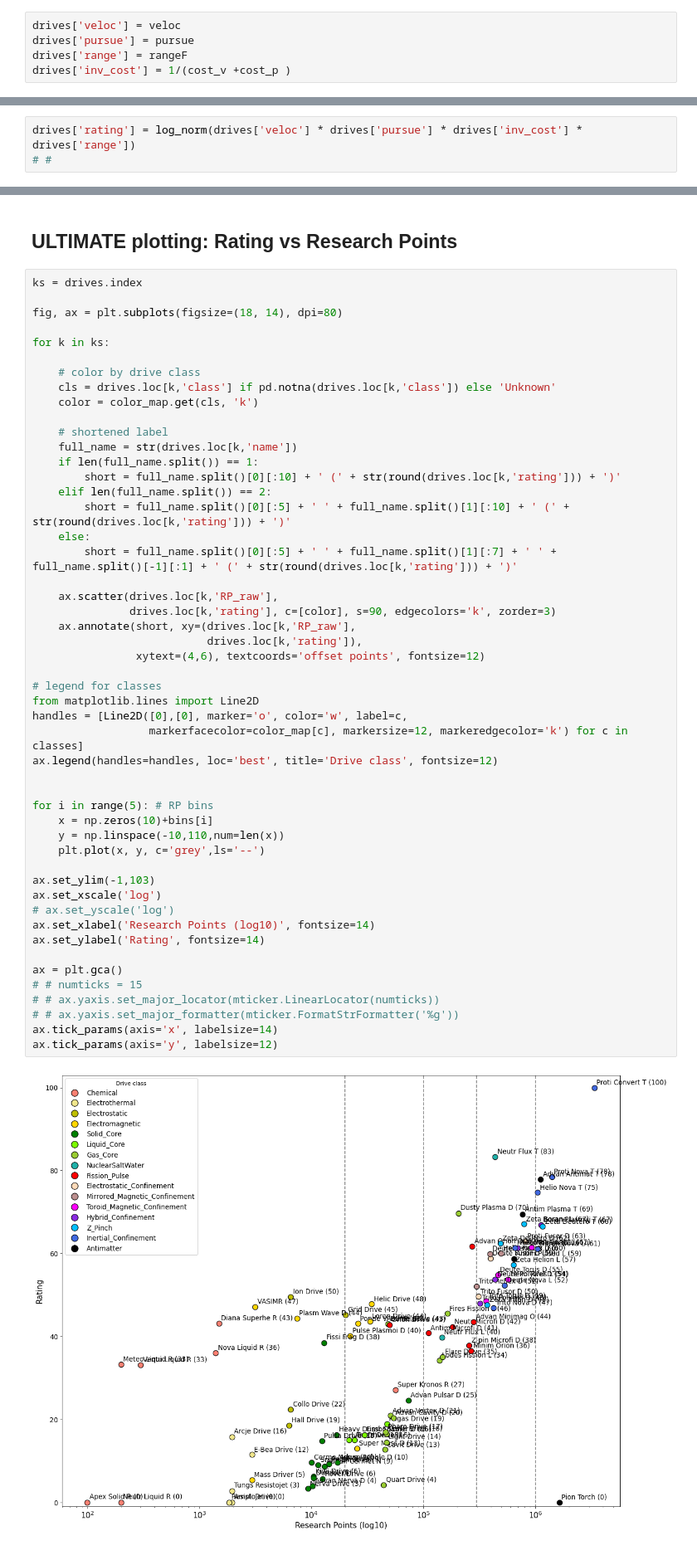
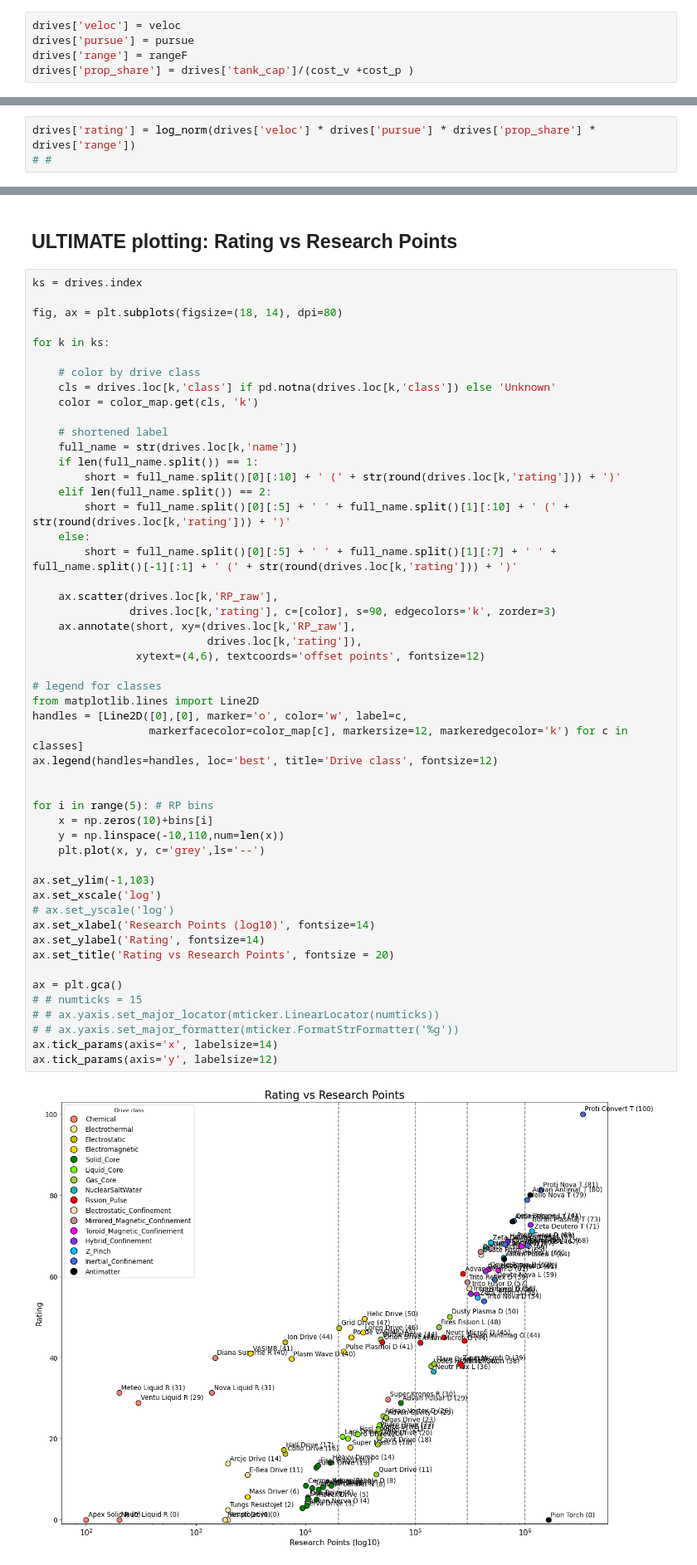
Before and after one commit to tkachev-asc/TI_drives, a Jupyter notebook: drives.ipynb, the cells around one changed output, grey strips where cells are left out. Shown at 83% size. Saved outputs shown, nothing was run; the diff lists cells and outputs as text.

Commit message:
Fixed prop cost metrics

```diff
--- a/drives.ipynb
+++ b/drives.ipynb
@@ -1301,4 +1306,4 @@ And we do that for all the drives, and then plot that.
 drives['veloc'] = veloc
 drives['pursue'] = pursue
 drives['range'] = rangeF
-drives['inv_cost'] = 1/(cost_v +cost_p )
+drives['prop_share'] = drives['tank_cap']/(cost_v +cost_p )
@@ -1320,7 +1329,7 @@ With this function we'll create a normalized logarithmic rating for each categor
 
 Log is needed, IMO, because the game's progress scales more or less exponentially in most regards.
 # %%
-drives['rating'] = log_norm(drives['veloc'] * drives['pursue'] * drives['inv_cost'] * drives['range'])
+drives['rating'] = log_norm(drives['veloc'] * drives['pursue'] * drives['prop_share'] * drives['range'])
 # #
 # %% [markdown]
 So, after that we can simply multiply our individual metric ranges together:
@@ -1375,34 +1384,35 @@ for k in ks:
                drives.loc[k,'rating'], c=[color], s=90, edgecolors='k', zorder=3)
     ax.annotate(short, xy=(drives.loc[k,'RP_raw'],
                            drives.loc[k,'rating']),
                 xytext=(4,6), textcoords='offset points', fontsize=12)
 
 # legend for classes
 from matplotlib.lines import Line2D
 handles = [Line2D([0],[0], marker='o', color='w', label=c,
                   markerfacecolor=color_map[c], markersize=12, markeredgecolor='k') for c in classes]
 ax.legend(handles=handles, loc='best', title='Drive class', fontsize=12)
 
 
 for i in range(5): # RP bins
     x = np.zeros(10)+bins[i]
     y = np.linspace(-10,110,num=len(x))
     plt.plot(x, y, c='grey',ls='--')
 
 ax.set_ylim(-1,103)
 ax.set_xscale('log')
 # ax.set_yscale('log')
 ax.set_xlabel('Research Points (log10)', fontsize=14)
 ax.set_ylabel('Rating', fontsize=14)
+ax.set_title('Rating vs Research Points', fontsize = 20)
 
 ax = plt.gca()
 # # numticks = 15
 # # ax.yaxis.set_major_locator(mticker.LinearLocator(numticks))
 # # ax.yaxis.set_major_formatter(mticker.FormatStrFormatter('%g'))
 ax.tick_params(axis='x', labelsize=14)
 ax.tick_params(axis='y', labelsize=12)
 # %% [output]
-[figure, old version]
+[figure, new version]
 # %%
 def plot_stage_table(rp_bins, stage):
     import matplotlib.colors as mcolors
```
Also changed, not shown: parts of 10 cells of this notebook.
